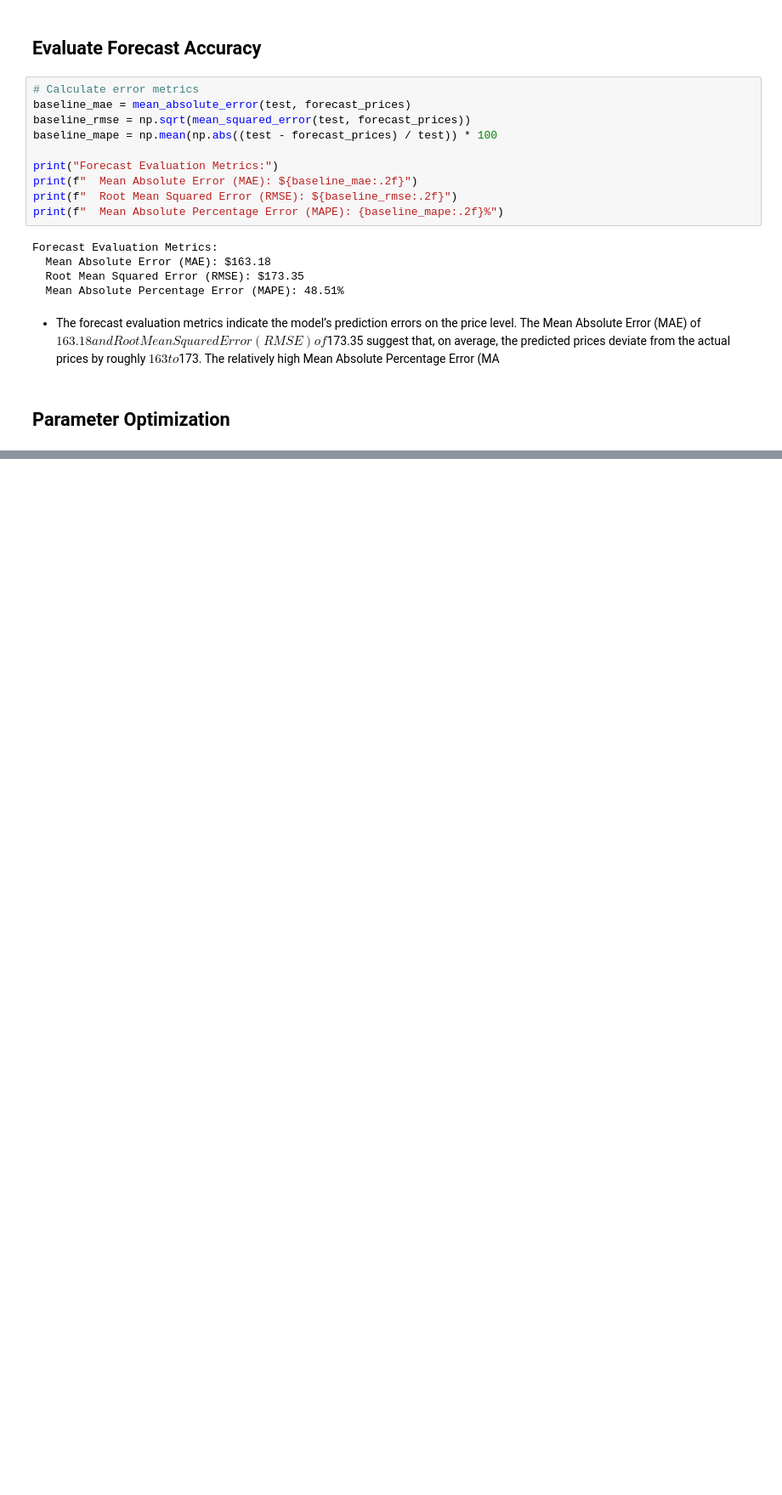
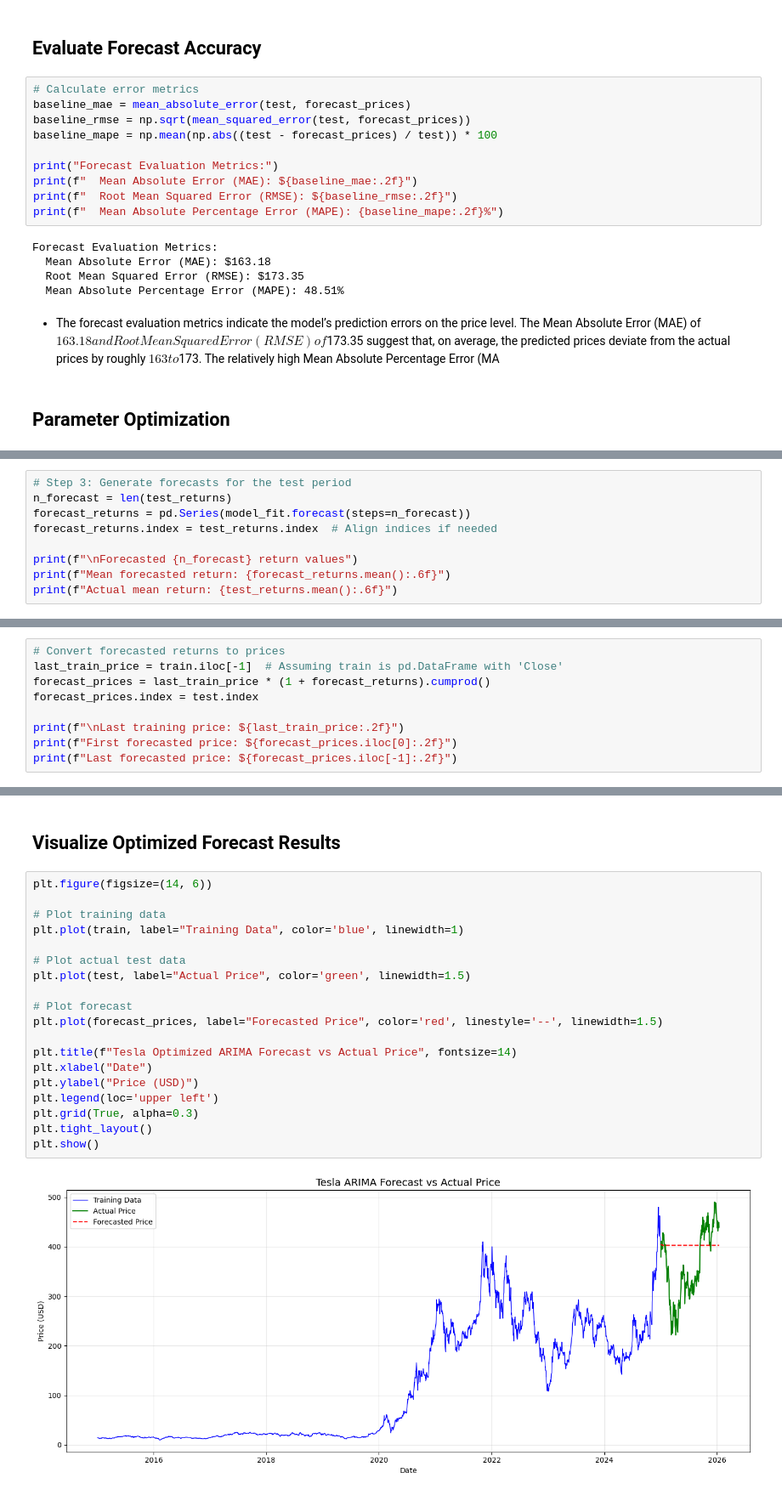
Before and after one commit to Elbethel-dan/portfolio-optimization, a Jupyter notebook: notebooks/time_series_forcasting_using_ARIMA_model.ipynb, the cells around one changed output, grey strips where cells are left out. Shown at 85% size. Cells and saved outputs as stored; diff of their text form; blank space fills up the shorter version.

Commit message:
Updated the Optimization model

```diff
--- a/notebooks/time_series_forcasting_using_ARIMA_model.ipynb
+++ b/notebooks/time_series_forcasting_using_ARIMA_model.ipynb
@@ -276,0 +259,9 @@ plt.show()
+# %%
+# Step 3: Generate forecasts for the test period
+n_forecast = len(test_returns)
+forecast_returns = pd.Series(model_fit.forecast(steps=n_forecast))
+forecast_returns.index = test_returns.index  # Align indices if needed
+
+print(f"\nForecasted {n_forecast} return values")
+print(f"Mean forecasted return: {forecast_returns.mean():.6f}")
+print(f"Actual mean return: {test_returns.mean():.6f}")
@@ -276,0 +274,9 @@ plt.show()
+# %%
+# Convert forecasted returns to prices
+last_train_price = train.iloc[-1]  # Assuming train is pd.DataFrame with 'Close'
+forecast_prices = last_train_price * (1 + forecast_returns).cumprod()
+forecast_prices.index = test.index
+
+print(f"\nLast training price: ${last_train_price:.2f}")
+print(f"First forecasted price: ${forecast_prices.iloc[0]:.2f}")
+print(f"Last forecasted price: ${forecast_prices.iloc[-1]:.2f}")
@@ -277 +312,24 @@ plt.show()
+# %% [markdown]
+## Visualize Optimized Forecast Results
+# %%
+plt.figure(figsize=(14, 6))
+
+# Plot training data
+plt.plot(train, label="Training Data", color='blue', linewidth=1)
+
+# Plot actual test data
+plt.plot(test, label="Actual Price", color='green', linewidth=1.5)
+
+# Plot forecast
+plt.plot(forecast_prices, label="Forecasted Price", color='red', linestyle='--', linewidth=1.5)
+
+plt.title(f"Tesla Optimized ARIMA Forecast vs Actual Price", fontsize=14)
+plt.xlabel("Date")
+plt.ylabel("Price (USD)")
+plt.legend(loc='upper left')
+plt.grid(True, alpha=0.3)
+plt.tight_layout()
+plt.show()
+# %% [output]
+[figure, added]
 # %% [markdown]
```
Also changed, not shown: parts of 24 cells of this notebook.
